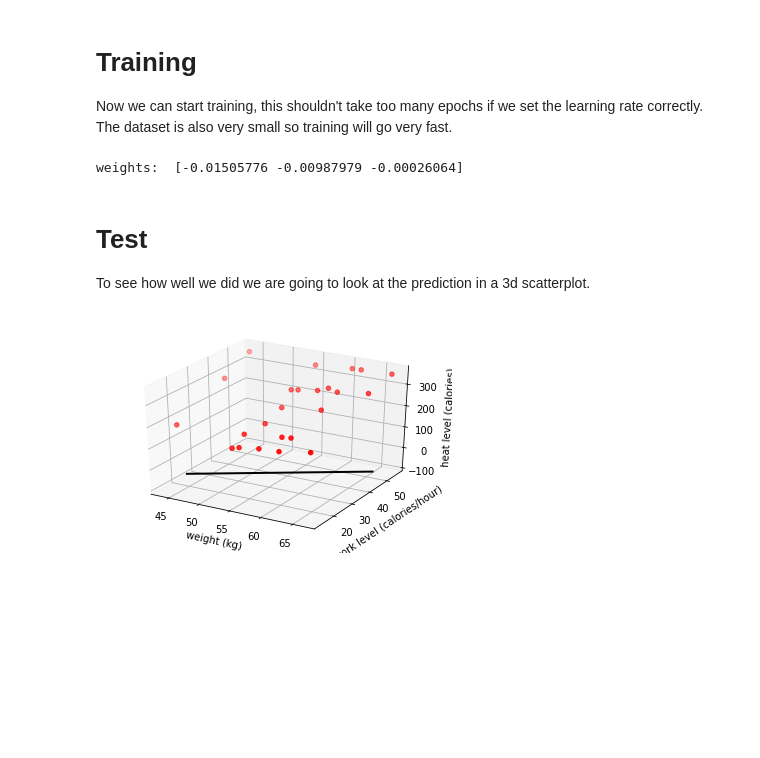
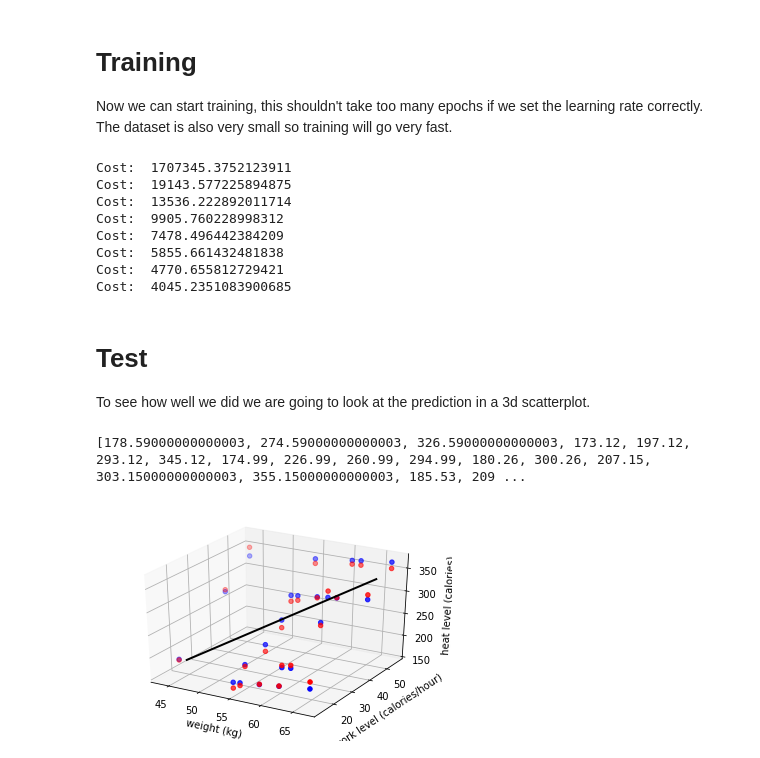
Before and after one commit to trirpi/coursera_ml, a Jupyter notebook: multivariate_linear_regression/Multivariate Linear Regression.ipynb, the cells around one changed output. Drawn from its saved outputs; the diff is of its cells as text; code cells hidden in the pictures; blank space fills up the shorter version.

```diff
--- a/multivariate_linear_regression/Multivariate Linear Regression.ipynb
+++ b/multivariate_linear_regression/Multivariate Linear Regression.ipynb
@@ -93,17 +101,17 @@ Now we can start training, this shouldn't take too many epochs if we set the lea
+# %%
+def cost(data_x, data_y, weights):
+    cost = 0
+    for i in range(len(data_x)):
+        h = hypotisis(weights, data_x[i])
+        cost += (h - data_y[i])**2
+
+    return str(cost)
 # %%
-epochs = 1000
-learning_rate = 0.000000001
-
-def hypotisis(weights, data):
-    """
-    @param data: this should be in the shape (..., 3)
-                 where the whole one of the columns should be 1 to be used as a bias
-    """
-    transposed = numpy.transpose(weights)
-    return numpy.dot(transposed, data)
+epochs = 10000
+learning_rate = 0.000001
 
 
-def sgd(data_x, data_y, epochs=100, l_rate=0.0001):
+def bgd(data_x, data_y, epochs=100, l_rate=0.0001):
     weights = numpy.zeros(shape=(3))
 
     len_data = data_y.size
@@ -117,18 +125,27 @@ def sgd(data_x, data_y, epochs=100, l_rate=0.0001):
                 result = l_rate*((h - data_y[i])*data_x[i][feature_num])/len_data
                 weights_temp[feature_num] -= result
 
-        weights -= weights_temp
+        weights += weights_temp
+        if (epoch % 1000 == 0):
+            print("Cost: ", cost(data_x, data_y, weights))
     return weights
+
 
 # add ones to the end of the x dataset so the last weight is also the bias
 new_column = numpy.ones(shape=(data_y.size, 1))
 data_x_extended = numpy.append(data_x, new_column, 1)
 
-weights = sgd(data_x_extended, data_y, epochs, learning_rate)
-
+weights = bgd(data_x_extended, data_y, epochs, learning_rate)
 print("weights: ", weights)
 # %% [output]
-weights:  [-0.01505776 -0.00987979 -0.00026064]
+Cost:  1707345.3752123911
+Cost:  19143.577225894875
+Cost:  13536.222892011714
+Cost:  9905.760228998312
+Cost:  7478.496442384209
+Cost:  5855.661432481838
+Cost:  4770.655812729421
+Cost:  4045.2351083900685
 # %% [markdown]
 # Test
 
@@ -136,24 +153,30 @@ To see how well we did we are going to look at the prediction in a 3d scatterplo
 # %%
 # Make your plot, set your axes labels
 
 fig = plt.figure()
 ax = fig.add_subplot(111, projection='3d')
 
 ax.scatter(data_x[:, 0], data_x[:, 1], data_y, c='r', marker='o')
 
 ax.set_xlabel('weight (kg)')
 ax.set_ylabel('work level (calories/hour)')
 ax.set_zlabel('heat level (calories)')
 
 points_x = [[45, 19, 1], [66, 50, 1]]
 points_y = [hypotisis(weights, points_x[0]), hypotisis(weights, points_x[1])]
 
 
 plt.plot([points_x[0][0], points_x[1][0]],
          [points_x[0][1], points_x[1][1]],
           points_y, 'k-', lw=2)
+pred_y = []
+for data in data_x_extended:
+    pred_y.append(hypotisis(weights, data))
+print(pred_y)
 
+ax.scatter(data_x[:, 0], data_x[:, 1], pred_y, c='b', marker='o')
 
 plt.show()
 # %% [output]
+[178.59000000000003, 274.59000000000003, 326.59000000000003, 173.12, 197.12, 293.12, 345.12, 174.99, 226.99, 260.99, 294.99, 180.26, 300.26, 207.15, 303.15000000000003, 355.15000000000003, 185.53, 209 ...
-[figure, old version]
+[figure, new version]
```
Also changed, not shown: parts of 1 cell of this notebook.
